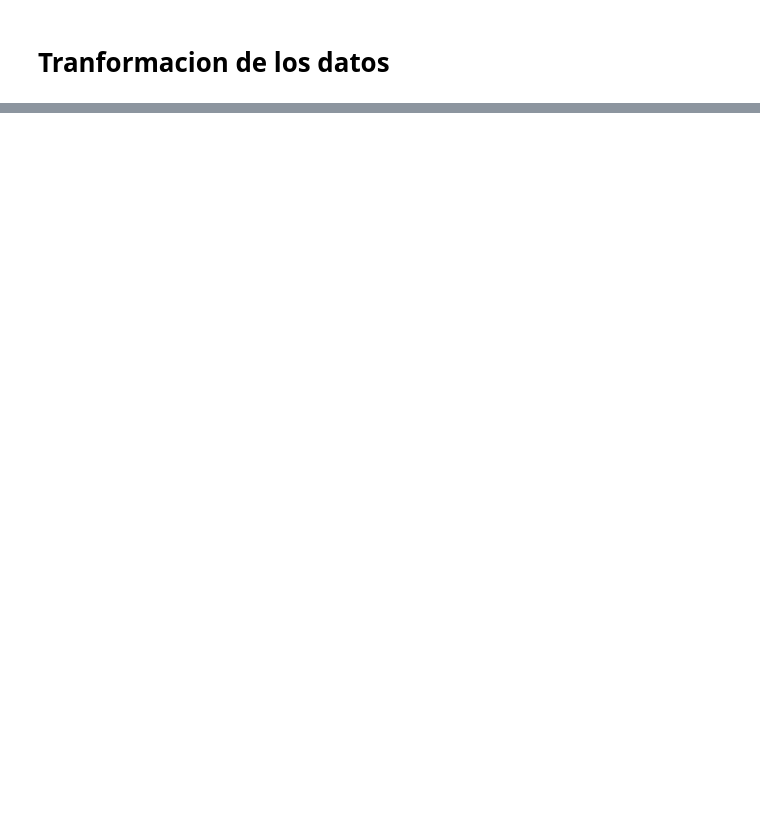
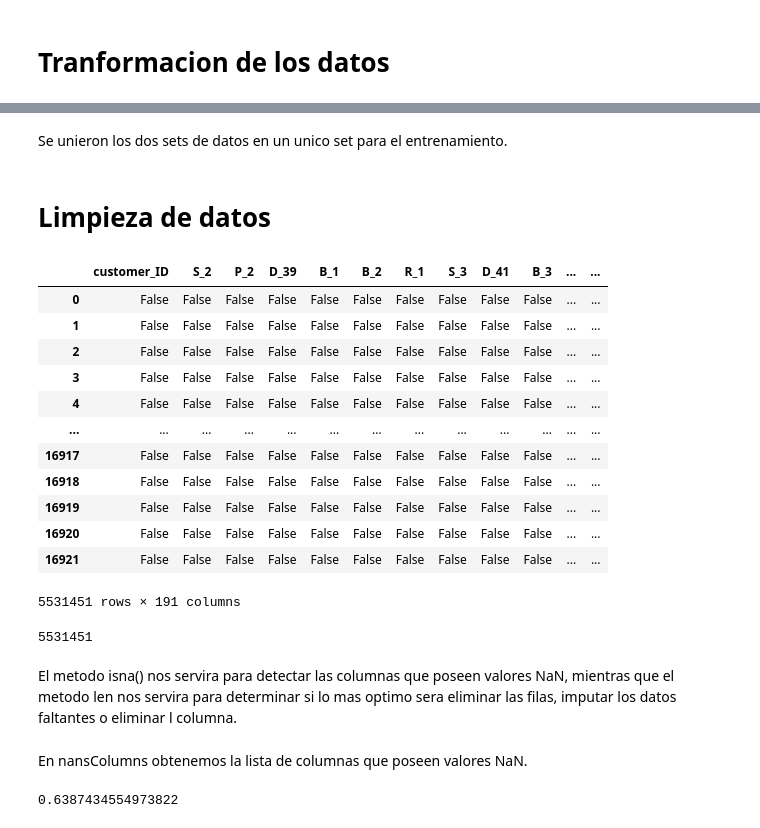
Before and after one commit to new-superuser-alt9193/IA_Avanzada, a Jupyter notebook: wrangling_train_data.ipynb, the cells around one changed output, grey strips where cells are left out. Cells and saved outputs as stored; diff of their text form; code cells hidden in the pictures; blank space fills up the shorter version.

```diff
--- a/wrangling_train_data.ipynb
+++ b/wrangling_train_data.ipynb
@@ -17,2 +37,5 @@ trainLabels = dd.read_csv('./data/train_labels.csv', blocksize=50e6)
 # %% [markdown]
 # Tranformacion de los datos
+# %%
+trainSet = trainData.merge(trainLabels, how="left", on=["customer_ID"])
+trainSet
@@ -18,0 +65,26 @@ trainLabels = dd.read_csv('./data/train_labels.csv', blocksize=50e6)
+# %% [markdown]
+Se unieron los dos sets de datos en un unico set para el entrenamiento.
+# %% [markdown]
+# Limpieza de datos
+# %%
+trainSet.isna().compute()
+# %% [output]
+|  | customer_ID | S_2 | P_2 | D_39 | B_1 | B_2 | R_1 | S_3 | D_41 | B_3 | ... | ... |
+| 0 | False | False | False | False | False | False | False | False | False | False | ... | ... |
+| 1 | False | False | False | False | False | False | False | False | False | False | ... | ... |
+| 2 | False | False | False | False | False | False | False | False | False | False | ... | ... |
+| 3 | False | False | False | False | False | False | False | False | False | False | ... | ... |
+| 4 | False | False | False | False | False | False | False | False | False | False | ... | ... |
+| ... | ... | ... | ... | ... | ... | ... | ... | ... | ... | ... | ... | ... |
+| 16917 | False | False | False | False | False | False | False | False | False | False | ... | ... |
+| 16918 | False | False | False | False | False | False | False | False | False | False | ... | ... |
+| 16919 | False | False | False | False | False | False | False | False | False | False | ... | ... |
+| 16920 | False | False | False | False | False | False | False | False | False | False | ... | ... |
+| 16921 | False | False | False | False | False | False | False | False | False | False | ... | ... |
+5531451 rows × 191 columns
+# %%
+len(trainSet)
+# %% [output]
+5531451
+# %% [markdown]
+El metodo isna() nos servira para detectar las columnas que poseen valores NaN, mientras que el metodo len nos servira para determinar si lo mas optimo sera eliminar las filas, imputar los datos faltantes o eliminar l columna.
@@ -18,0 +93,6 @@ trainLabels = dd.read_csv('./data/train_labels.csv', blocksize=50e6)
+# %% [markdown]
+En nansColumns obtenemos la lista de columnas que poseen valores NaN.
+# %%
+len(nansColumns)/len(trainSet.columns)
+# %% [output]
+0.6387434554973822
```
Also changed, not shown: parts of 22 cells of this notebook, 1 other file.
